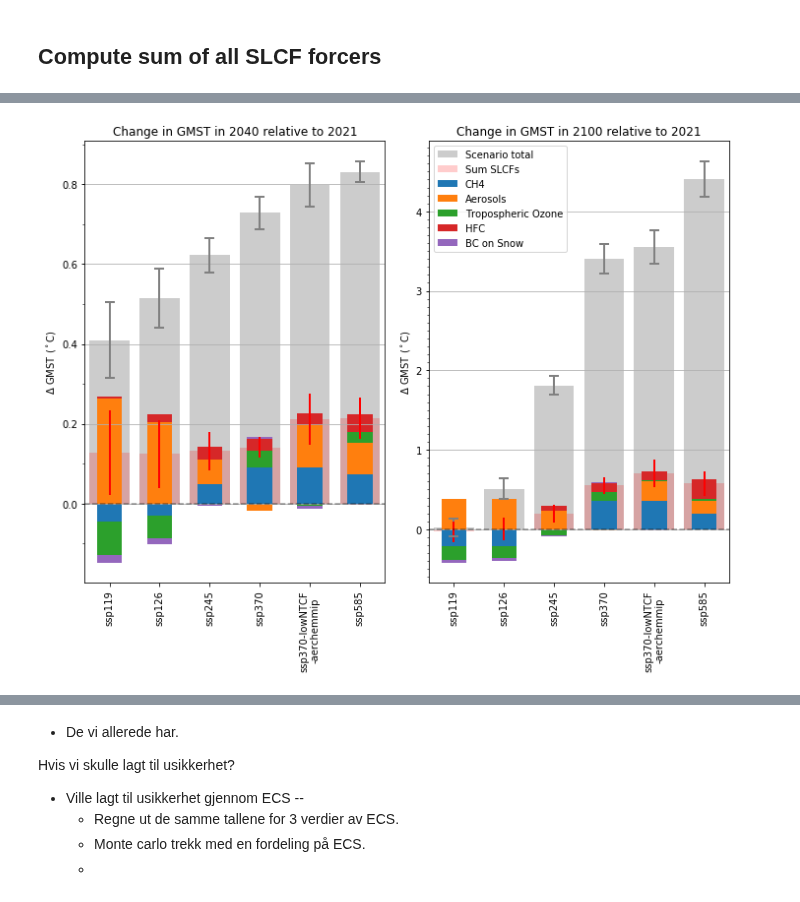
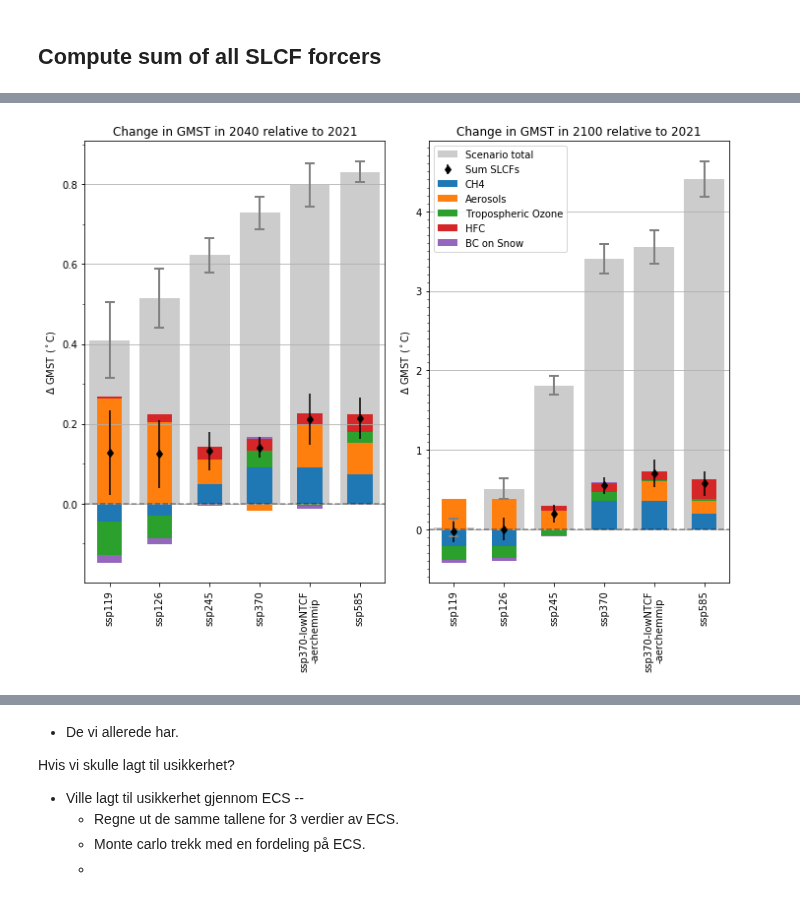
Before and after one commit to sarambl/AR6_CH6_RCMIPFIGS, a Jupyter notebook: ar6_ch6_rcmipfigs/notebooks/3-2_delta_T_plot_bar_stacked.ipynb, the cells around one changed output, grey strips where cells are left out. Saved outputs shown, nothing was run; the diff lists cells and outputs as text; code cells hidden in the pictures.

```diff
--- a/ar6_ch6_rcmipfigs/notebooks/3-2_delta_T_plot_bar_stacked.ipynb
+++ b/ar6_ch6_rcmipfigs/notebooks/3-2_delta_T_plot_bar_stacked.ipynb
@@ -137,17 +136,3 @@ The code below opens the file generated in [2_compute_delta_T.ipynb](2_compute_d
 where IRF is the impulse response function and ERF is the effective radiative forcing from RCMIP.
 # %%
 ds_DT = xr.open_dataset(PATH_DT)
-# %%
-name_deltaT = 'Delta T'
-
-def new_varname(var, nname):
-    """
-    var:str
-        Old variable of format varname|bla|bla
-    nname:str
-        name for the resulting variable, based on var
-    Returns
-    -------
-    new variable name with nname|bla|bla
-    """
-    return nname + '|' + '|'.join(var.split('|')[1:])
@@ -272,16 +203,0 @@ tab
-# %%
-from ar6_ch6_rcmipfigs.constants import RESULTS_DIR
-import matplotlib.pyplot as plt
-fig, axs = plt.subplots(1,len(years), figsize=[12,8], sharey=False)
-tits = ['Near Term surface temperature change (2040 relative to 2021)',
-       'Long Term surface T change 2100 relatie to 2021)']
-for yr, ax, tit in zip(years, axs, tits):
-    tot_yr = tab_tot.loc[yr].rename({'Total':'Scenario total'})
-    tot_yr.transpose().plot(kind='bar',  ax=ax, color='w', alpha=.3, edgecolor='k')#, grid=True)#stac)
-    tab.loc[yr].transpose().plot(kind='bar', stacked=True, ax=ax)#, grid=True)#stac)
-    ax.axhline(0, linestyle='--', color='k', alpha=0.4)
-    ax.set_title(tit)
-    ax.set_ylabel('($^\circ$ C)')
-fn = RESULTS_DIR+'/figures/stack_bar_influence_years.png'
-plt.tight_layout()
-plt.savefig(fn, dpi=300)
@@ -309,7 +204,6 @@ Name: Sum SLCFs, dtype: object
 # %%
 from ar6_ch6_rcmipfigs.constants import RESULTS_DIR
-from matplotlib.ticker import (MultipleLocator, FormatStrFormatter,
-                               AutoMinorLocator)
+from matplotlib.ticker import (MultipleLocator)
 import matplotlib.pyplot as plt
 fig, axs = plt.subplots(1,len(years), figsize=[10,8], sharey=False)
 tits = ['Near Term surface temperature change (2040 relative to 2021)',
@@ -318,33 +212,40 @@ tits = ['Change in GMST in 2040 relative to 2021', 'Change in GMST in 2100 relat
 for yr, ax, tit in zip(years, axs, tits):
     ntot = 'Scenario total'
     tot_yr = tab_tot.loc[yr].rename({'Total':ntot, 'ssp370-lowNTCF-aerchemmip':'ssp370-lowNTCF\n-aerchemmip'})
     tot_sd_yr = tab_tot_sd.loc[yr].rename({'Total':ntot, 'ssp370-lowNTCF-aerchemmip':'ssp370-lowNTCF\n-aerchemmip'})
     #l =ax.bar(tot_yr.transpose().index, tot_yr.transpose()[ntot].values, color='k', label='Scenario total', alpha=.2, yerr=tab_tot_sd)
     sum_yr = tab_slcf_sum.loc[yr].rename({'Total':ntot, 'ssp370-lowNTCF-aerchemmip':'ssp370-lowNTCF\n-aerchemmip'})
     sum_sd_yr = tab_slcf_sum_sd.loc[yr].rename({'Total':ntot, 'ssp370-lowNTCF-aerchemmip':'ssp370-lowNTCF\n-aerchemmip'})
     ax.bar(tot_yr.transpose().index, tot_yr.transpose()[ntot].values, color='k', label='Scenario total', alpha=.2, yerr=tot_sd_yr.transpose()[ntot].values,
            error_kw=dict(ecolor='gray', lw=2, capsize=5, capthick=2))
     ntot = 'Sum SLCFs'
-    ax.bar(sum_yr.transpose().index, sum_yr.transpose()[ntot].values, color='r', label=ntot, alpha=.2, yerr=sum_sd_yr.transpose()[ntot].values,
-          error_kw=dict(ecolor='r', lw=2, capsize=0, capthick=1))
+    #ax.bar(sum_yr.transpose().index, sum_yr.transpose()[ntot].values, color='r', label=ntot, alpha=.2, yerr=sum_sd_yr.transpose()[ntot].values,
+    #      error_kw=dict(ecolor='r', lw=2, capsize=0, capthick=1))
+
+
+    s_x = sum_yr.transpose().index
+    s_y =  sum_yr.transpose()[ntot].values
+    s_err= sum_sd_yr.transpose()[ntot].values
+    ax.errorbar(s_x,s_y, color='k',fmt='d', label=ntot, yerr=s_err, linestyle="None")#,
+          #error_kw=dict(ecolor='r', lw=2, capsize=0, capthick=1))
 
     _tab = tab.loc[yr].transpose().rename({'ssp370-lowNTCF-aerchemmip':'ssp370-lowNTCF\n-aerchemmip'})
 
     a = _tab.plot(kind='bar', stacked=True, ax=ax, legend=(yr!='2040'))#, grid=True)#stac)
     if not yr=='2040':
         ax.legend()#[l],labels=['Sce!!nario total'], loc = 4)#'lower right')
 
     ax.axhline(0, linestyle='--', color='k', alpha=0.4)
     ax.set_title(tit)
     ax.set_ylabel('$\Delta$ GMST ($^\circ$C)')
     ax.yaxis.set_minor_locator(MultipleLocator(.1))
     ax.grid(axis='y', which='major')
 
 fn = RESULTS_DIR+'/figures/stack_bar_influence_years.png'
 plt.tight_layout()
 ax = plt.gca()
 
 ax.tick_params(axis='y',which='minor')#,bottom='off')
 plt.savefig(fn, dpi=300)
 # %% [output]
-[figure, old version]
+[figure, new version]
```
Also changed, not shown: parts of 42 cells of this notebook, 46 other files.
